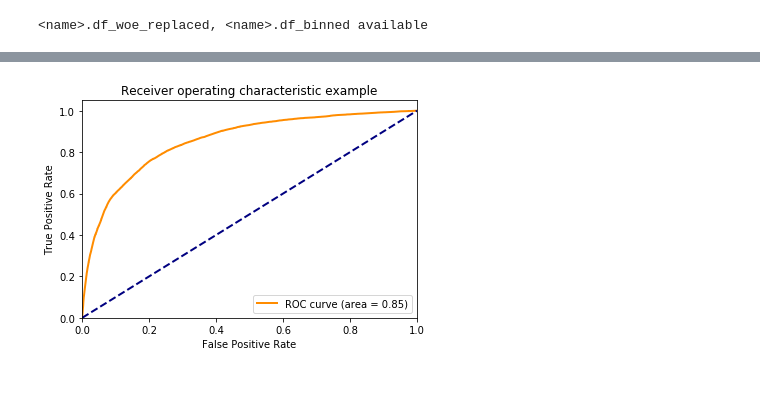
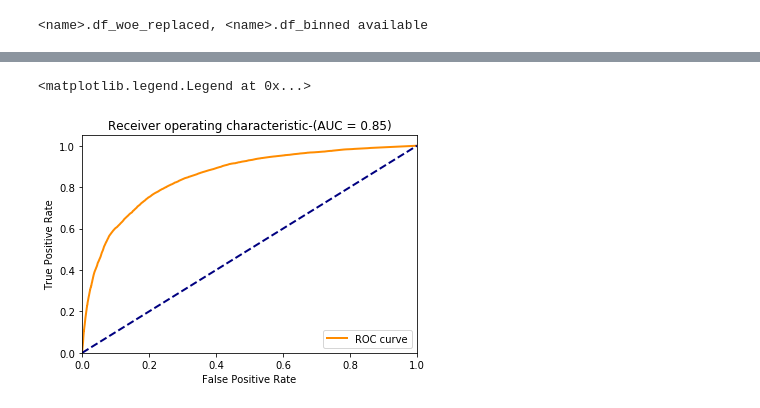
Before and after one commit to fycoopery/fy_scorecard, a Jupyter notebook: test_notebook/fy_scorecard_test.ipynb, the cells around one changed output, grey strips where cells are left out. Cells and saved outputs as stored; diff of their text form; code cells hidden in the pictures.

```diff
--- a/test_notebook/fy_scorecard_test.ipynb
+++ b/test_notebook/fy_scorecard_test.ipynb
@@ -116,8 +163,11 @@ NumberOfTimes90DaysLate                  1.5084      0.017     87.811      0.000
 # %%
+
 predict_true = pd.DataFrame()
-predict_true["true"] = y_model
-predict_true["predict"] = result.fittedvalues
+predict_true["true"] = ximu.y_event
+predict_true["predict"] = ximu.model_result.fittedvalues
+#predict_true["predict"] = df_scored["final_score"]
 predict_true.head()
+
 
 import sklearn.metrics as skmetric
 
@@ -126,17 +197,20 @@ auc =  skmetric.auc(fpr, tpr)
 # %%
+#roc曲线
+
 %matplotlib inline
 import matplotlib.pyplot as plt
-plt.figure()
+roc_plot = plt.figure()
 lw = 2
 plt.plot(fpr, tpr, color='darkorange',
-         lw=lw, label='ROC curve (area = %0.2f)' % auc)
+         lw=lw, label='ROC curve')
 plt.plot([0, 1], [0, 1], color='navy', lw=lw, linestyle='--')
 plt.xlim([0.0, 1.0])
 plt.ylim([0.0, 1.05])
 plt.xlabel('False Positive Rate')
 plt.ylabel('True Positive Rate')
-plt.title('Receiver operating characteristic example')
+plt.title('Receiver operating characteristic-(AUC = %0.2f)' % auc)
 plt.legend(loc="lower right")
-plt.show()
+#plt.show()
 # %% [output]
+<matplotlib.legend.Legend at 0x...>
-[figure, old version]
+[figure, new version]
```
Also changed, not shown: parts of 10 cells of this notebook.
